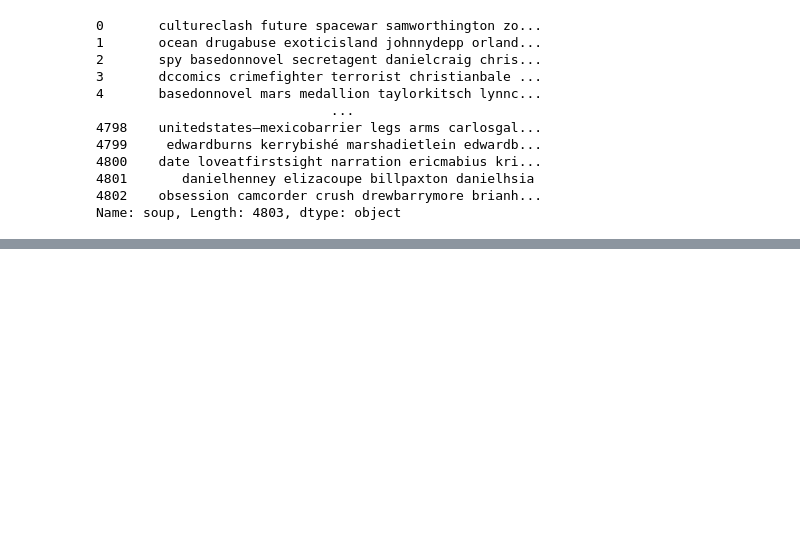
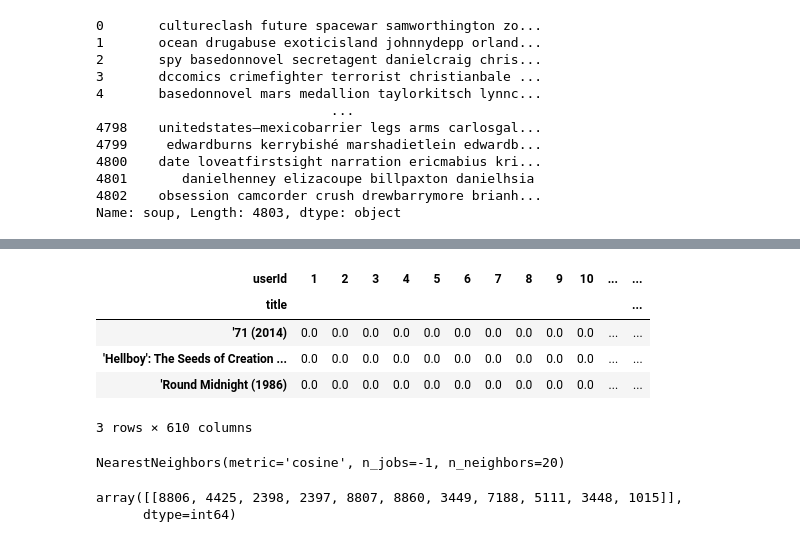
Before and after one commit to kbigdata005/ml, a Jupyter notebook: recommandation/TMDB_RECOMMAND.ipynb, the cells around one changed output, grey strips where cells are left out. Saved outputs shown, nothing was run; the diff lists cells and outputs as text; code cells hidden in the pictures; blank space fills up the shorter version.

```diff
--- a/recommandation/TMDB_RECOMMAND.ipynb
+++ b/recommandation/TMDB_RECOMMAND.ipynb
@@ -286,0 +418,11 @@ Name: soup, Length: 4803, dtype: object
+# %%
+movie_user_rating.fillna(0, inplace=True)
+# %%
+movie_user_rating.head(3)
+# %% [output]
+| userId | 1 | 2 | 3 | 4 | 5 | 6 | 7 | 8 | 9 | 10 | ... | ... |
+| title |  |  |  |  |  |  |  |  |  |  |  | ... |
+| '71 (2014) | 0.0 | 0.0 | 0.0 | 0.0 | 0.0 | 0.0 | 0.0 | 0.0 | 0.0 | 0.0 | ... | ... |
+| 'Hellboy': The Seeds of Creation ... | 0.0 | 0.0 | 0.0 | 0.0 | 0.0 | 0.0 | 0.0 | 0.0 | 0.0 | 0.0 | ... | ... |
+| 'Round Midnight (1986) | 0.0 | 0.0 | 0.0 | 0.0 | 0.0 | 0.0 | 0.0 | 0.0 | 0.0 | 0.0 | ... | ... |
+3 rows × 610 columns
@@ -286,0 +432,8 @@ Name: soup, Length: 4803, dtype: object
+# %%
+# class sklearn.neighbors.NearestNeighbors(*, n_neighbors=5, radius=1.0, algorithm='auto', leaf_size=30, metric='minkowski', p=2, metric_params=None, n_jobs=None)
+from sklearn.neighbors import NearestNeighbors
+
+model_knn = NearestNeighbors(n_neighbors=20 , algorithm='auto', metric='cosine' , n_jobs=-1)
+model_knn.fit(movie_user_rating_mat)
+# %% [output]
+NearestNeighbors(metric='cosine', n_jobs=-1, n_neighbors=20)
@@ -286,0 +442,5 @@ Name: soup, Length: 4803, dtype: object
+# %%
+indices_result
+# %% [output]
+array([[8806, 4425, 2398, 2397, 8807, 8860, 3449, 7188, 5111, 3448, 1015]],
+      dtype=int64)
```
Also changed, not shown: parts of 20 cells of this notebook.
